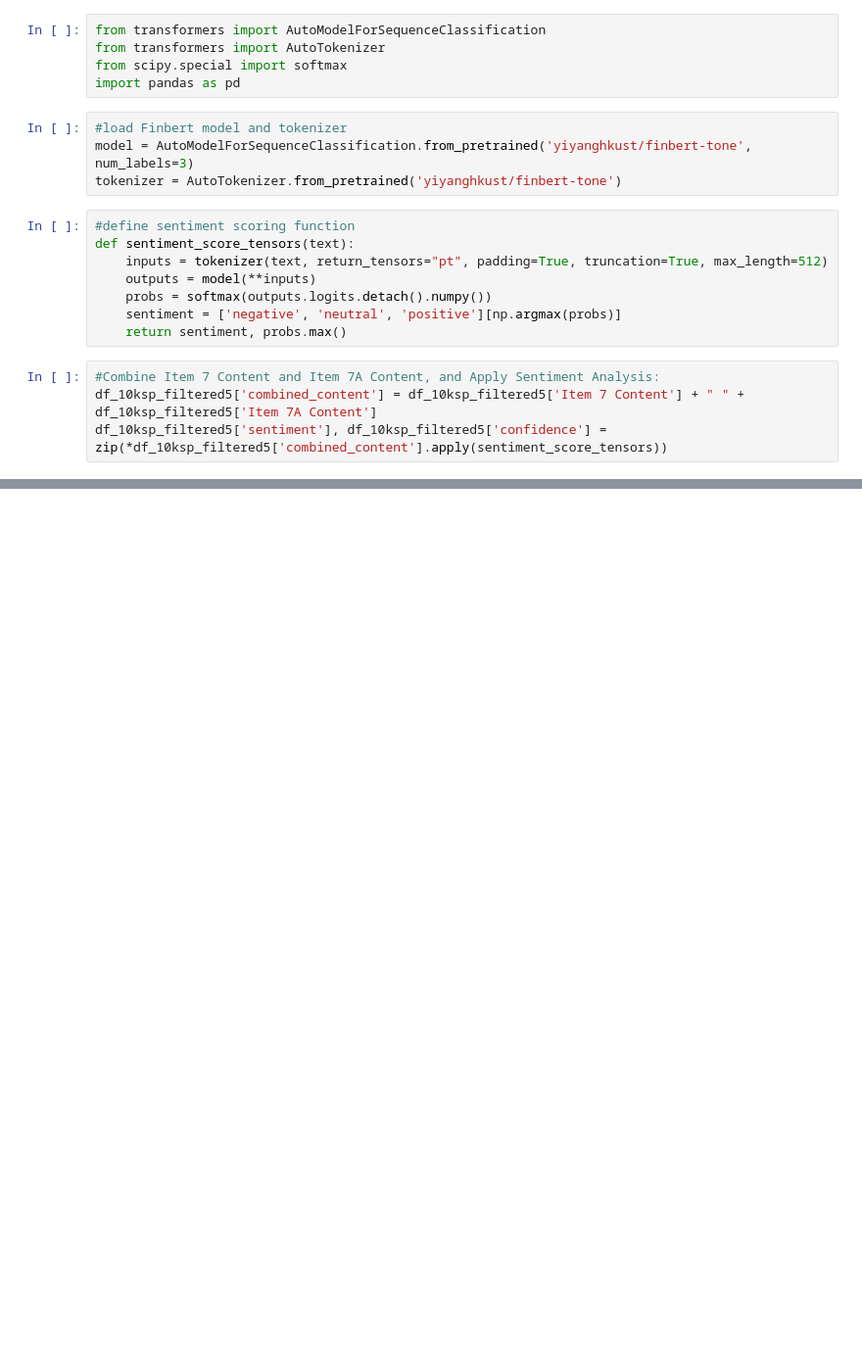
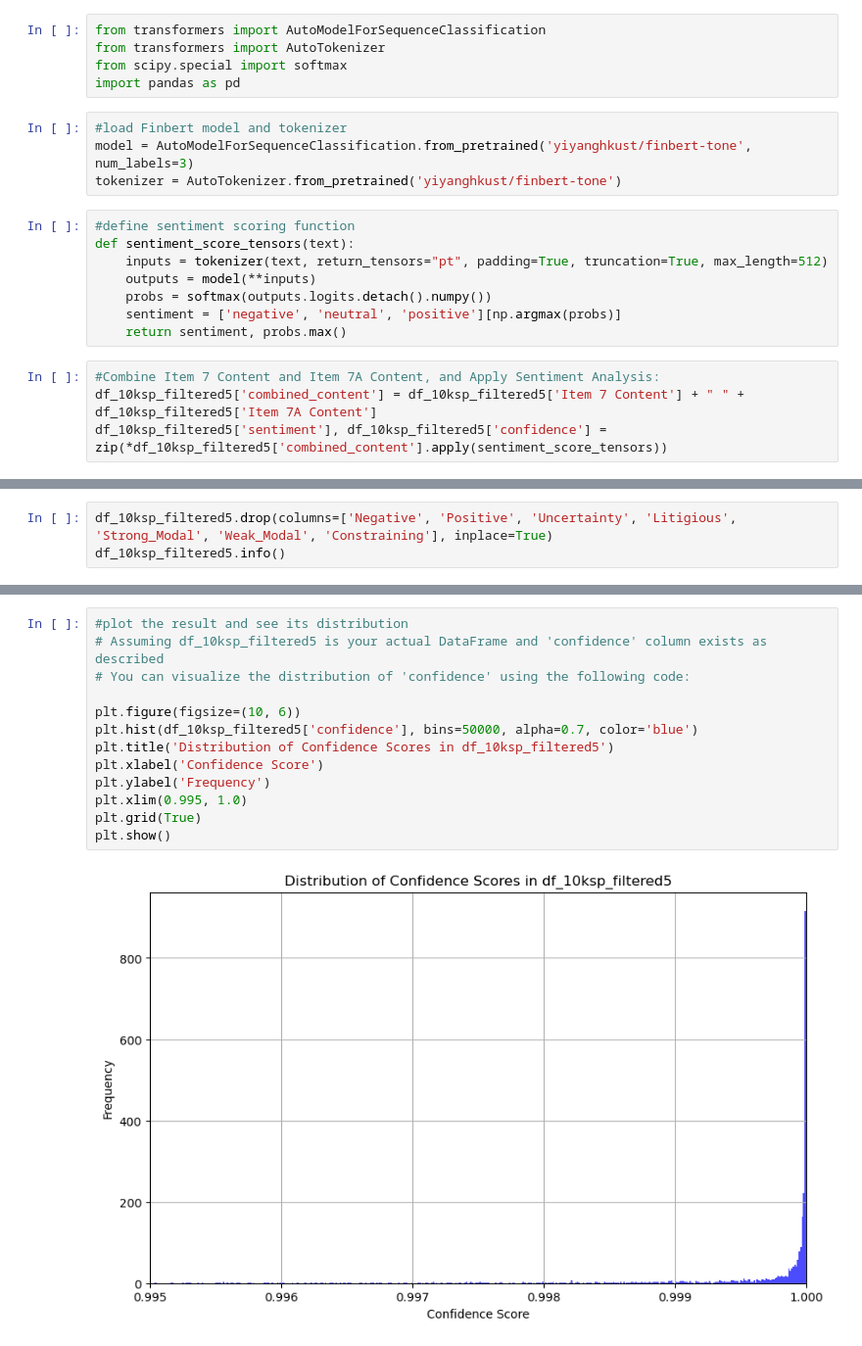
Before and after one commit to wanjeans33/10ksentimentalanalysis, a Jupyter notebook: 10kdata_wrangling.ipynb, the cells around one changed output, grey strips where cells are left out. Shown at 98% size. Drawn from its saved outputs; the diff is of its cells as text; blank space fills up the shorter version.

```diff
--- a/10kdata_wrangling.ipynb
+++ b/10kdata_wrangling.ipynb
@@ -861,3 +863,6 @@ df_10ksp_filtered5.describe()
 | 50% | 129.000000 | 79.000000 | 160.000000 | 59.000000 | 23.000000 | 44.000000 | 67.000000 | 11032.000000 | ... |
 | 75% | 220.000000 | 116.000000 | 240.750000 | 109.000000 | 36.000000 | 71.000000 | 106.000000 | 15542.750000 | ... |
 | max | 1428.000000 | 570.000000 | 1232.000000 | 1201.000000 | 214.000000 | 812.000000 | 700.000000 | 78286.000000 | ... |
+# %%
+df_10ksp_filtered5.drop(columns=['Negative', 'Positive', 'Uncertainty', 'Litigious', 'Strong_Modal', 'Weak_Modal', 'Constraining'], inplace=True)
+df_10ksp_filtered5.info()
@@ -863,0 +887,15 @@ df_10ksp_filtered5.describe()
+# %%
+#plot the result and see its distribution
+# Assuming df_10ksp_filtered5 is your actual DataFrame and 'confidence' column exists as described
+# You can visualize the distribution of 'confidence' using the following code:
+
+plt.figure(figsize=(10, 6))
+plt.hist(df_10ksp_filtered5['confidence'], bins=50000, alpha=0.7, color='blue')
+plt.title('Distribution of Confidence Scores in df_10ksp_filtered5')
+plt.xlabel('Confidence Score')
+plt.ylabel('Frequency')
+plt.xlim(0.995, 1.0)
+plt.grid(True)
+plt.show()
+# %% [output]
+[figure, added]
```
Also changed, not shown: parts of 5 cells of this notebook.
